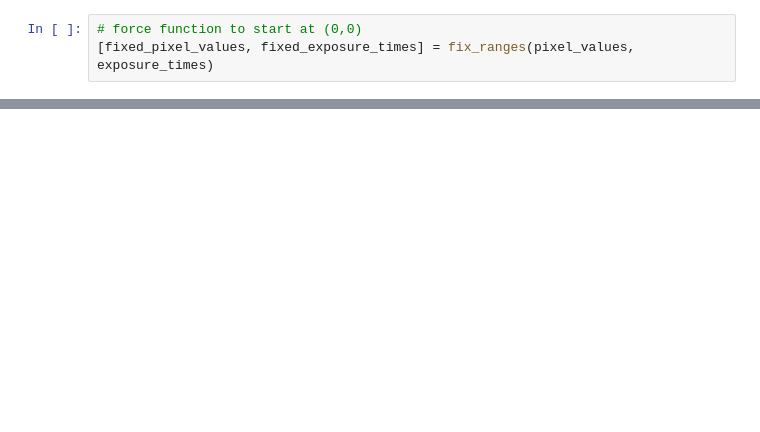
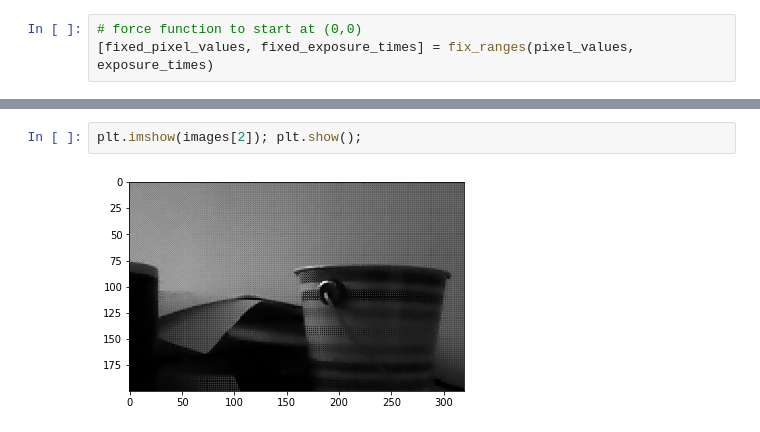
Before and after one commit to lzmunch/beaglebone-imaging, a Jupyter notebook: notebook/part5_3_hdr.ipynb, the cells around one changed output, grey strips where cells are left out. Cells and saved outputs as stored; diff of their text form; blank space fills up the shorter version.

```diff
--- a/notebook/part5_3_hdr.ipynb
+++ b/notebook/part5_3_hdr.ipynb
@@ -302,0 +308,4 @@ green
+# %%
+plt.imshow(images[2]); plt.show();
+# %% [output]
+[figure, added]
```
Also changed, not shown: parts of 12 cells of this notebook.
